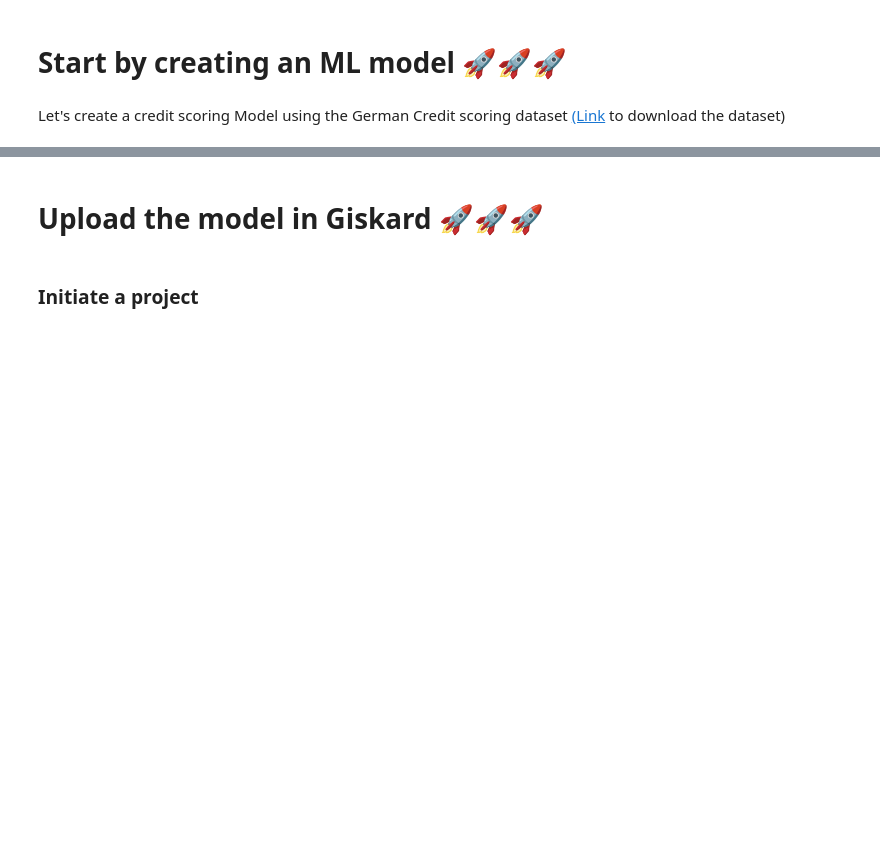
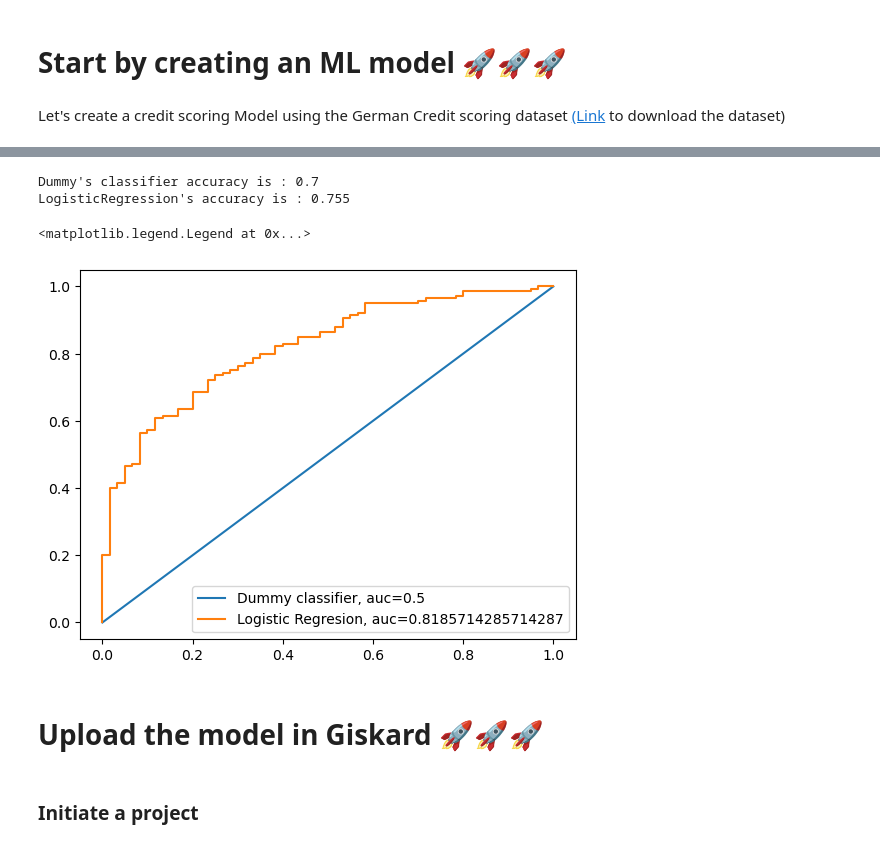
Before and after one commit to arigqt/giskard-examples, a Jupyter notebook: Credit scoring classification model.ipynb, the cells around one changed output, grey strips where cells are left out. Cells and saved outputs as stored; diff of their text form; code cells hidden in the pictures; blank space fills up the shorter version.

```diff
--- a/Credit scoring classification model.ipynb
+++ b/Credit scoring classification model.ipynb
@@ -98,4 +112,0 @@ X_train, X_test, Y_train, Y_test = model_selection.train_test_split(X, Y, test_s
-# %%
-# Fit and score your model
-clf_logistic_regression.fit(X_train, Y_train)
-clf_logistic_regression.score(X_test, Y_test)
@@ -102,2 +130,32 @@ clf_logistic_regression.score(X_test, Y_test)
+# %%
+clf_logistic_regression.fit(X_train, y_train)
+dummy_pipeline.fit(X_train, y_train)
+
+y_pred_test_log = clf_logistic_regression.predict(X_test)
+y_pred_test_dum = dummy_pipeline.predict(X_test)
+
+print(f"Dummy's classifier accuracy is : \
+{format(accuracy_score(y_test, y_pred_test_dum))}\
+\nLogisticRegression's accuracy is : \
+{format(accuracy_score(y_test, y_pred_test_log))}")
+# %% [output]
+Dummy's classifier accuracy is : 0.7
+LogisticRegression's accuracy is : 0.755
+# %%
+y_proba_log = clf_logistic_regression.predict_proba(X_test)[:, 1]
+y_proba_dum = dummy_pipeline.predict_proba(X_test)[:, 1]
+
+fpr, tpr, _ = roc_curve(y_test, y_proba_dum, pos_label='Not default')
+auc = roc_auc_score(y_test, y_proba_dum)
+plt.plot(fpr, tpr, label="Dummy classifier, auc="+str(auc, ))
+
+fpr, tpr, _ = roc_curve(y_test, y_proba_log, pos_label='Not default')
+auc = roc_auc_score(y_test, y_proba_log)
+plt.plot(fpr, tpr, label="Logistic Regresion, auc="+str(auc))
+
+plt.legend()
+# %% [output]
+<matplotlib.legend.Legend at 0x...>
+[figure, added]
 # %%
 # Prepare data to upload on Giskard
```
Also changed, not shown: parts of 13 cells of this notebook.
